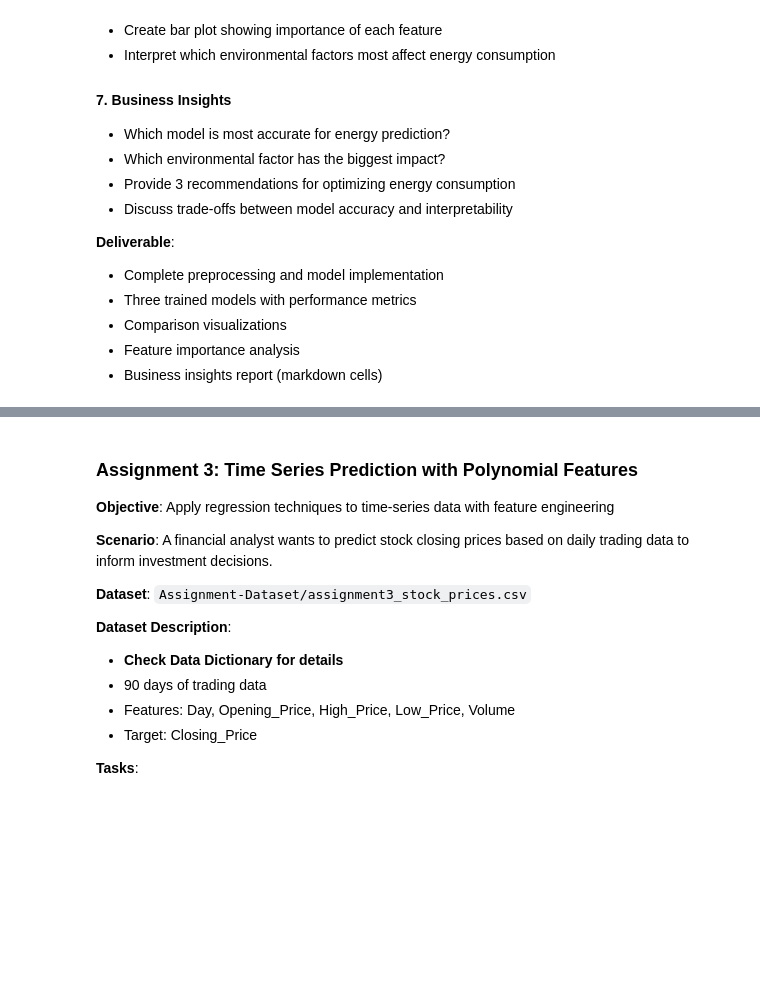
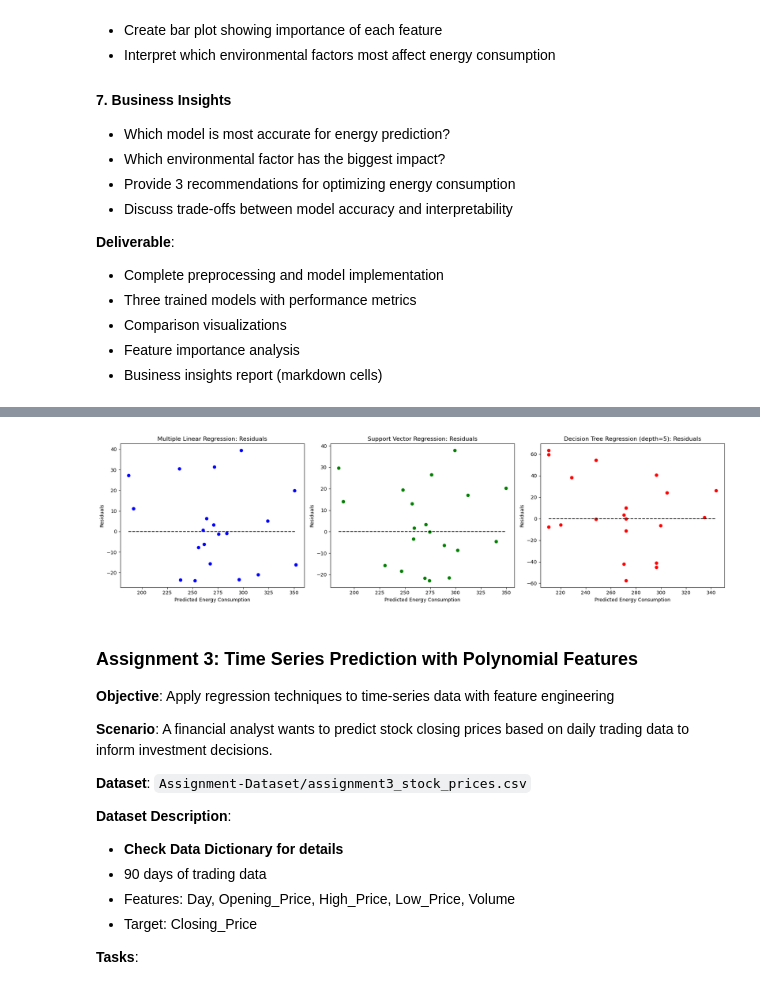
Before and after one commit to Blessing-Ekeh/dataraflow-week15-supervised-learning, a Jupyter notebook: Take Home (1).ipynb, the cells around one changed output, grey strips where cells are left out. Saved outputs shown, nothing was run; the diff lists cells and outputs as text; code cells hidden in the pictures; blank space fills up the shorter version.

```diff
--- a/Take Home (1).ipynb
+++ b/Take Home (1).ipynb
@@ -949,3 +1221,40 @@ Unlike polynomial regression and decision trees, it does not force the curve thr
+# %%
+# Residual Plots
+plt.figure(figsize=(18, 5))
+
+# Linear Regression Residuals
+plt.subplot(1, 3, 1)
+residuals_lin = Y_test - Y_pred_lin
+plt.scatter(Y_pred_lin, residuals_lin, color='blue')
+plt.hlines(y=0, xmin=Y_pred_lin.min(),
+           xmax=Y_pred_lin.max(), colors='k', linestyles='dashed')
+plt.title('Multiple Linear Regression: Residuals')
+plt.xlabel('Predicted Energy Consumption')
+plt.ylabel('Residuals')
+
+# Support Vector Regression Residuals
+plt.subplot(1, 3, 2)
+residuals_svr = Y_test - Y_pred_svr.ravel()
+plt.scatter(Y_pred_svr, residuals_svr, color='green')
+plt.hlines(y=0, xmin=Y_pred_svr.min(),
+           xmax=Y_pred_svr.max(), colors='k', linestyles='dashed')
+plt.title('Support Vector Regression: Residuals')
+plt.xlabel('Predicted Energy Consumption')
+plt.ylabel('Residuals')
+
+# Decision Tree Regression Residuals
+plt.subplot(1, 3, 3)
+residuals_tree = Y_test - Y_pred_tree_best
+plt.scatter(Y_pred_tree_best, residuals_tree, color='red')
+plt.hlines(y=0, xmin=Y_pred_tree_best.min(),
+           xmax=Y_pred_tree_best.max(), colors='k', linestyles='dashed')
+plt.title(f'Decision Tree Regression (depth={best_depth}): Residuals')
+plt.xlabel('Predicted Energy Consumption')
+plt.ylabel('Residuals')
+plt.tight_layout()
+plt.show()
+# %% [output]
+[figure, added]
 # %% [markdown]
 ### Assignment 3: Time Series Prediction with Polynomial Features
 **Objective**: Apply regression techniques to time-series data with feature engineering
```
Also changed, not shown: parts of 14 cells of this notebook.
